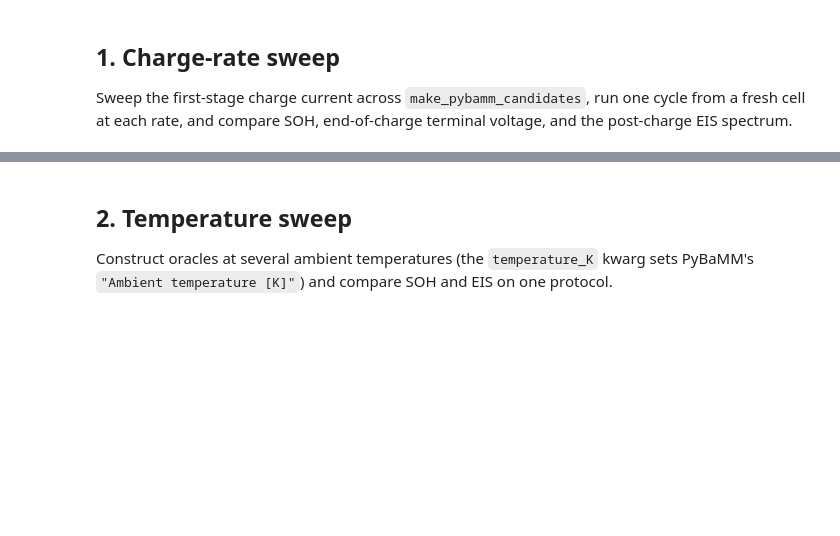
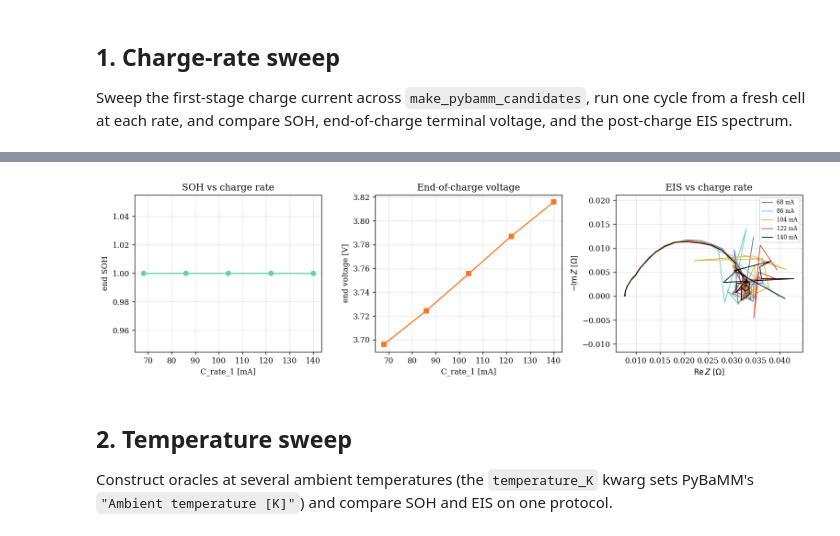
Before and after one commit to TRustworthy-AI-Tools-for-Science/battery-oracle, a Jupyter notebook: notebooks/02_demonstrations.ipynb, the cells around one changed output, grey strips where cells are left out. Drawn from its saved outputs; the diff is of its cells as text; code cells hidden in the pictures; blank space fills up the shorter version.

```diff
--- a/notebooks/02_demonstrations.ipynb
+++ b/notebooks/02_demonstrations.ipynb
@@ -59,17 +80,18 @@ for proto in cands:
 # %%
 cols = cmap_colors(len(cands))
 fig, axes = plt.subplots(1, 3, figsize=(13, 3.8))
 axes[0].plot(crates, soh, "o-", color=slipstream(0.3)); axes[0].set_xlabel("C_rate_1 [mA]")
 axes[0].set_ylabel("end SOH"); axes[0].set_title("SOH vs charge rate")
 axes[1].plot(crates, endV, "s-", color=slipstream(0.6)); axes[1].set_xlabel("C_rate_1 [mA]")
 axes[1].set_ylabel("end voltage [V]"); axes[1].set_title("End-of-charge voltage")
 for (s, c, cr) in zip(specs, cols, crates):
     if s is not None:
         axes[2].plot(s[0], s[1], "-", color=c, lw=1, label=f"{cr:.0f} mA")
 axes[2].set_xlabel(r"$\mathrm{Re}\,Z$ [$\Omega$]"); axes[2].set_ylabel(r"$-\mathrm{Im}\,Z$ [$\Omega$]")
 axes[2].set_title("EIS vs charge rate"); axes[2].legend(fontsize=7); axes[2].set_aspect("equal", adjustable="datalim")
-label_axes(axes)
 plt.tight_layout()
+# %% [output]
+[figure, added]
 # %% [markdown]
 ## 2. Temperature sweep
 
```
Also changed, not shown: parts of 7 cells of this notebook, 1 other file.
